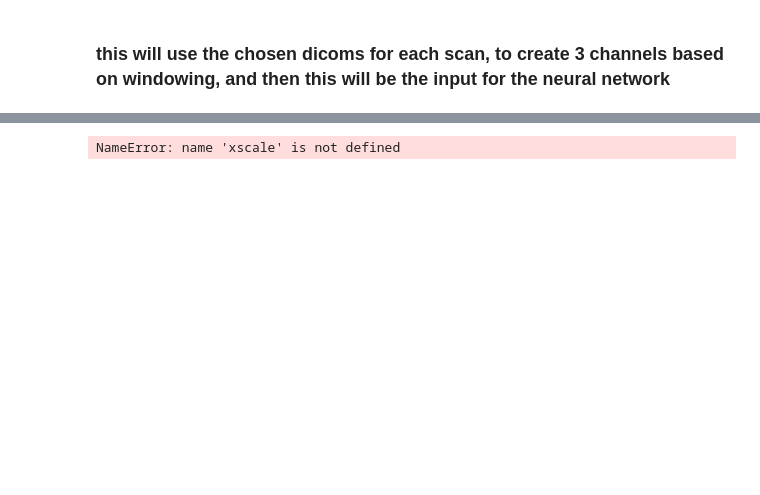
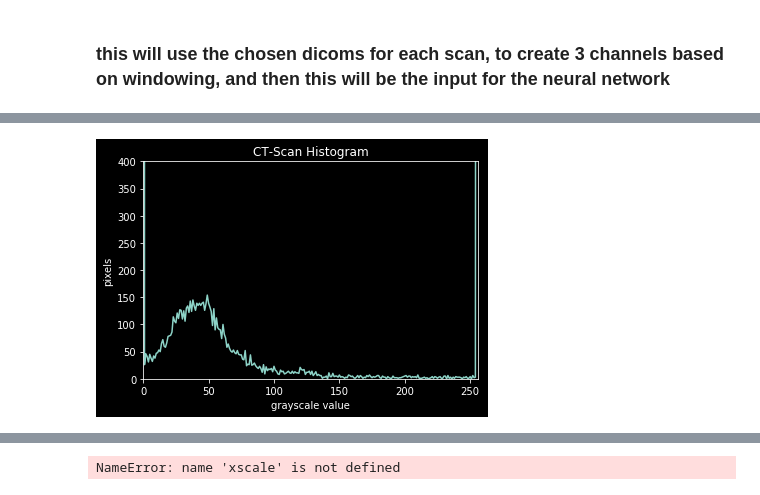
Before and after one commit to PinheiroRodrigo/StrokeDetection, a Jupyter notebook: WindowingChannels.ipynb, the cells around one changed output, grey strips where cells are left out. Cells and saved outputs as stored; diff of their text form; code cells hidden in the pictures; blank space fills up the shorter version.

```diff
--- a/WindowingChannels.ipynb
+++ b/WindowingChannels.ipynb
@@ -86,0 +88,21 @@ plt.show()
+# %%
+def generate_histogram(image):
+    histogram = cv2.calcHist([image], [0], None, [256], [0, 256])
+    return histogram
+def plot_histogram(histogram):
+    # configure and draw the histogram figure
+    plt.figure()
+    plt.title("CT-Scan Histogram")
+    plt.xlabel("grayscale value")
+    plt.ylabel("pixels")
+    plt.xlim([0, 256])
+    # TODO: qual será o limite de y?
+    plt.ylim([0, 400])
+    plt.plot(histogram)
+    plt.show()
+# %%
+test = create_channel(dcm, 70, 100)
+hist = generate_histogram(test)
+plot_histogram(hist)
+# %% [output]
+[figure, added]
```
Also changed, not shown: parts of 3 cells of this notebook, 5 other files.
